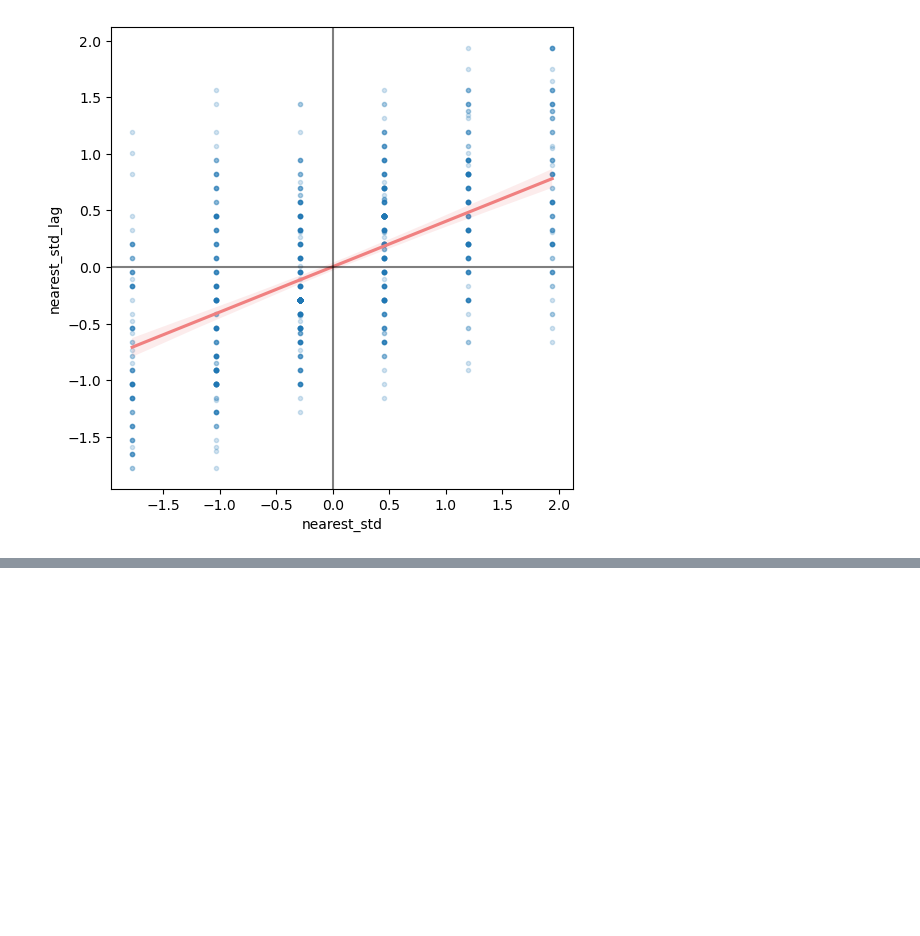
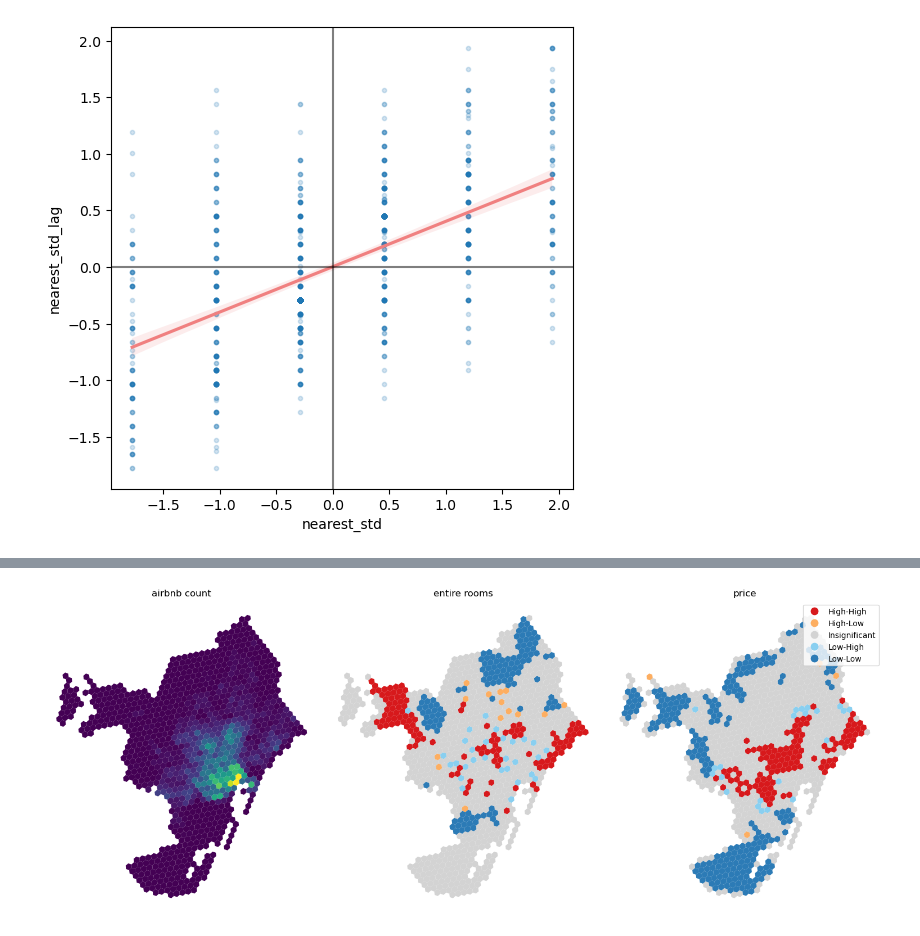
Before and after one commit to sds4sg/spatial-data-science-in-python-mikemoraned, a Jupyter notebook: 99_assignment/drafts/assignment_all_v2.ipynb, the cells around one changed output, grey strips where cells are left out. Cells and saved outputs as stored; diff of their text form; code cells hidden in the pictures; blank space fills up the shorter version.

```diff
--- a/99_assignment/drafts/assignment_all_v2.ipynb
+++ b/99_assignment/drafts/assignment_all_v2.ipynb
@@ -720,0 +824,23 @@ airbnb_prices_gdf
+# %%
+fig, axs = plt.subplots(1, 3, figsize=(15, 9), layout="constrained")
+axs[0].set_title("airbnb count")
+axs[1].set_title("entire rooms")
+axs[2].set_title("price")
+airbnb_counts_grid_gdf.plot("airbnb_count", ax=axs[0],legend=False)
+airbnb_entire_home_grid_lisa.plot(
+    airbnb_entire_home_grid_clusters_gdf,
+    crit_value=crit_value,
+    ax=axs[1],
+    legend=False
+)
+airbnb_mean_prices_grid_lisa.plot(
+    airbnb_mean_prices_grid_clusters_gdf,
+    crit_value=crit_value,
+    ax=axs[2],
+    legend=True
+)
+for ax in axs:
+    ax.set_axis_off()
+plt.show()
+# %% [output]
+[figure, added]
```
Also changed, not shown: parts of 24 cells of this notebook.
